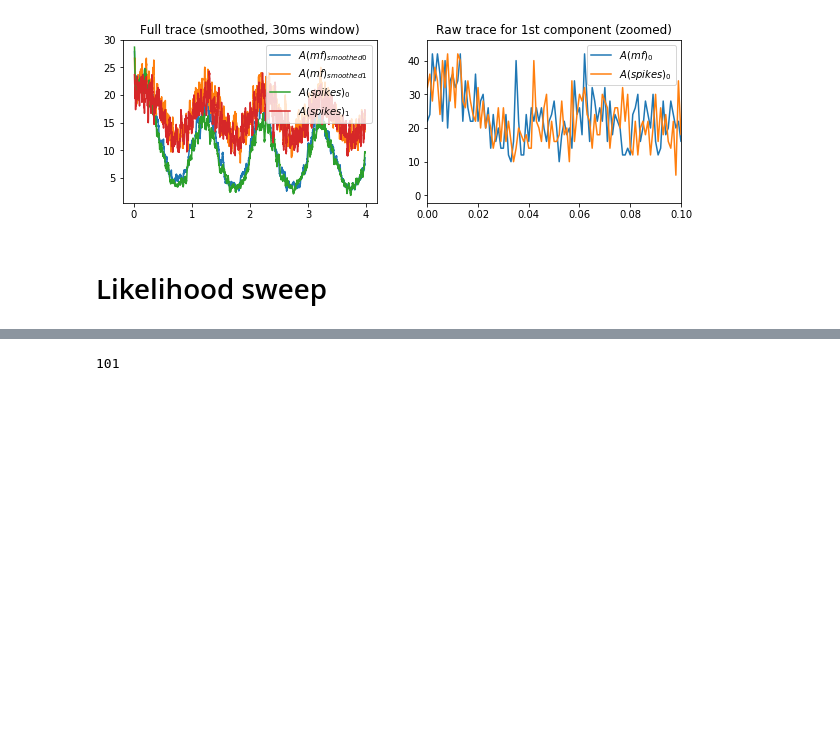
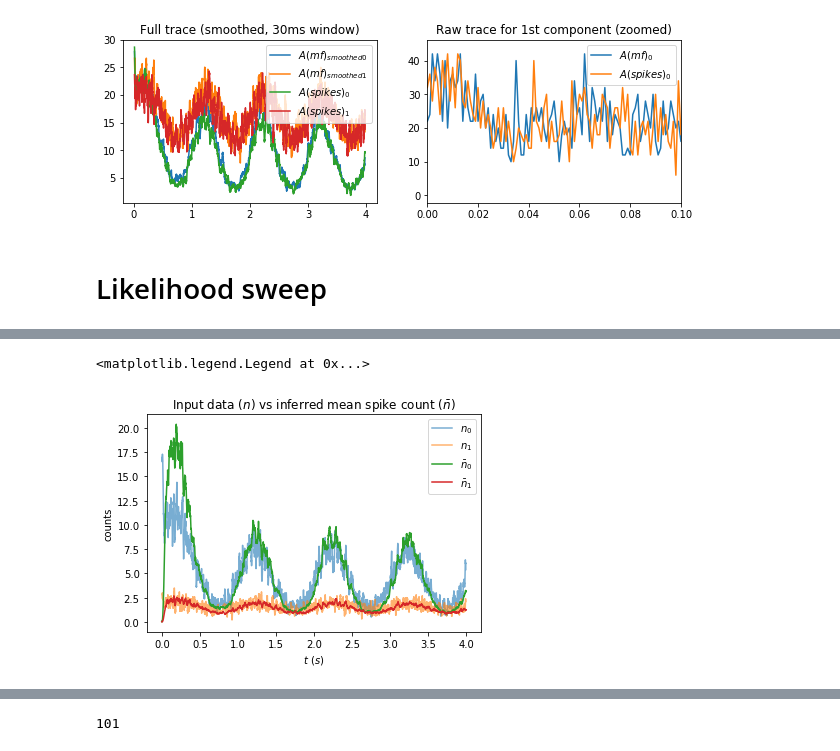
Before and after one commit to mackelab/mesoGIF, a Jupyter notebook: Finite-size GIF.ipynb, the cells around one changed output, grey strips where cells are left out. Drawn from its saved outputs; the diff is of its cells as text; code cells hidden in the pictures; blank space fills up the shorter version.

```diff
--- a/Finite-size GIF.ipynb
+++ b/Finite-size GIF.ipynb
@@ -123,0 +78,3 @@ plt.legend()
+# %%
+mfmodel = main.derive_mf_model_from_spikes()
+gradlogL = main.compile_theano_gradloglikelihood2(mfmodel.params.w)
@@ -151,5 +107,0 @@ model_paramsT = fsgif.GIF_mean_field.Parameters(**convert_to_theano(model_params
-# %%
-#spikemodel = fsgif.GIF_spiking(model_params, shist, Ihist, memory_time = memory_time)
-mfmodel = main.init_mean_field_model(Ahist,
-                                     Ihist,
-                                     model_params=model_paramsT)
@@ -245,0 +194,10 @@ for i in range(3999):
+# %%
+plt.title("Input data ($n$) vs inferred mean spike count ($\\bar{n}$)")
+anlz.plot(anlz.smooth(mfmodel.n, 10), alpha=0.6, label="n")
+anlz.plot(mfmodel.nbar, label="\\bar{n}")
+plt.ylabel("counts")
+plt.xlabel("$t$ ($s$)")
+plt.legend()
+# %% [output]
+<matplotlib.legend.Legend at 0x...>
+[figure, added]
```
Also changed, not shown: parts of 28 cells of this notebook, 2 other files.
